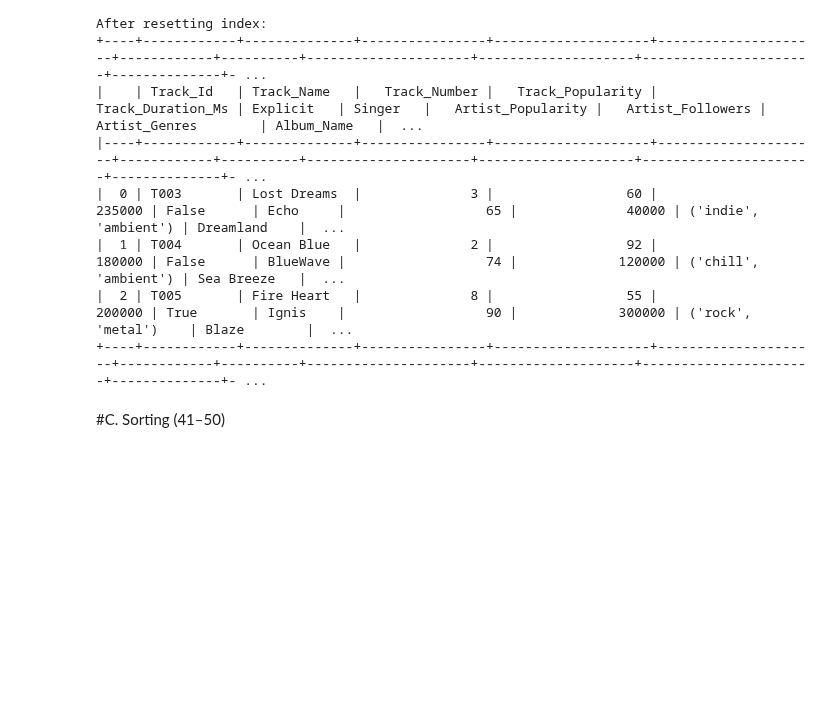
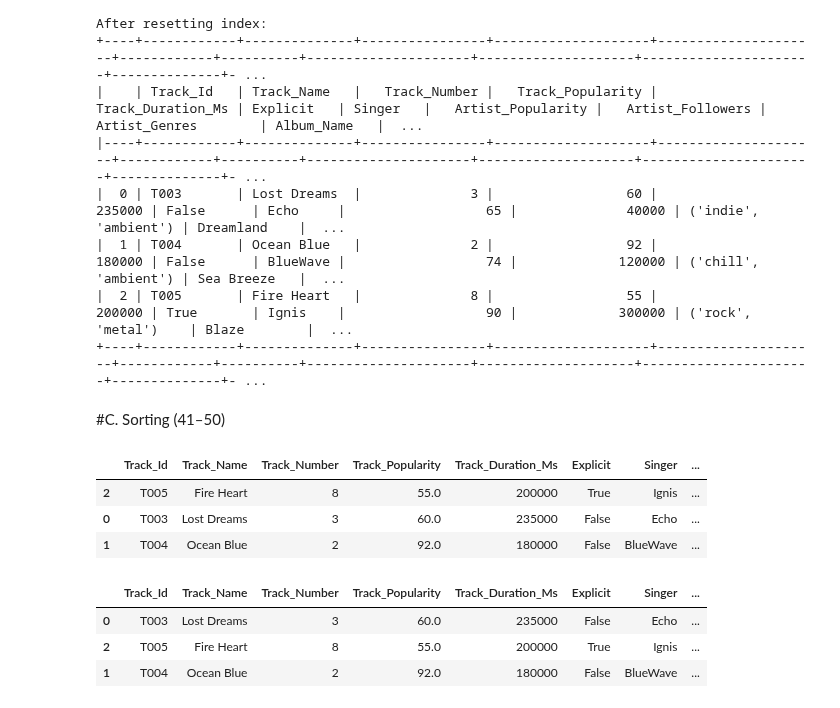
Before and after one commit to nandu26m/Python-Packages, a Jupyter notebook: Pandas/notebooks/Practice_11_12_2025.ipynb, the cells around one changed output. Drawn from its saved outputs; the diff is of its cells as text; code cells hidden in the pictures; blank space fills up the shorter version.

```diff
--- a/Pandas/notebooks/Practice_11_12_2025.ipynb
+++ b/Pandas/notebooks/Practice_11_12_2025.ipynb
@@ -505,3 +505,19 @@ After resetting index:
 +----+------------+--------------+----------------+--------------------+---------------------+------------+----------+---------------------+--------------------+----------------------+--------------+- ...
 # %% [markdown]
 #C. Sorting (41–50)
+# %%
+#41. Sort by track popularity.
+df.sort_values("Track_Popularity", ascending=True)
+# %% [output]
+|  | Track_Id | Track_Name | Track_Number | Track_Popularity | Track_Duration_Ms | Explicit | Singer | ... |
+| 2 | T005 | Fire Heart | 8 | 55.0 | 200000 | True | Ignis | ... |
+| 0 | T003 | Lost Dreams | 3 | 60.0 | 235000 | False | Echo | ... |
+| 1 | T004 | Ocean Blue | 2 | 92.0 | 180000 | False | BlueWave | ... |
+# %%
+#42. Sort by track_duration_ms descending.
+df.sort_values("Track_Duration_Ms", ascending=False)
+# %% [output]
+|  | Track_Id | Track_Name | Track_Number | Track_Popularity | Track_Duration_Ms | Explicit | Singer | ... |
+| 0 | T003 | Lost Dreams | 3 | 60.0 | 235000 | False | Echo | ... |
+| 2 | T005 | Fire Heart | 8 | 55.0 | 200000 | True | Ignis | ... |
+| 1 | T004 | Ocean Blue | 2 | 92.0 | 180000 | False | BlueWave | ... |
```
